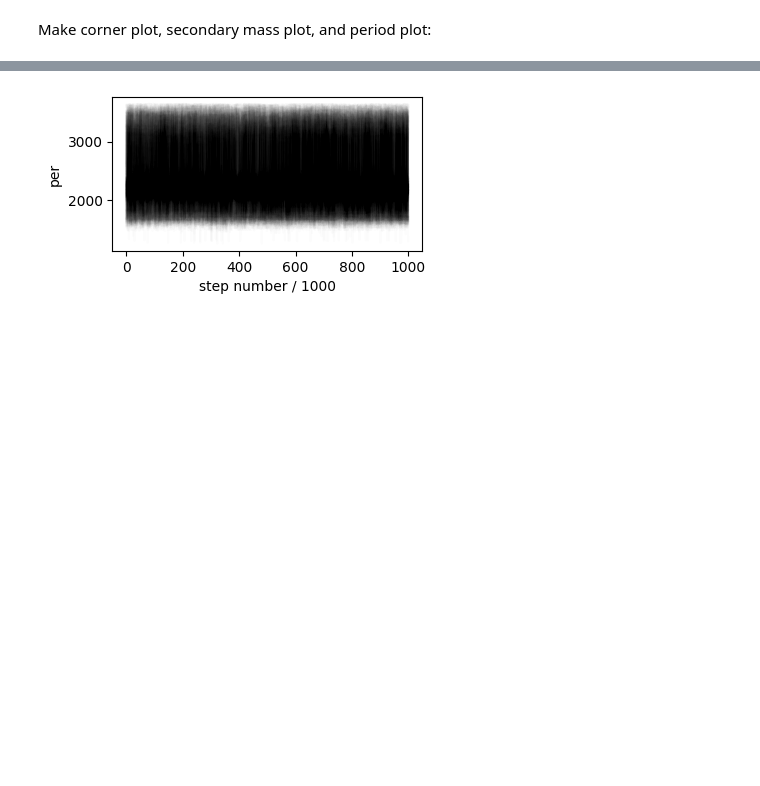
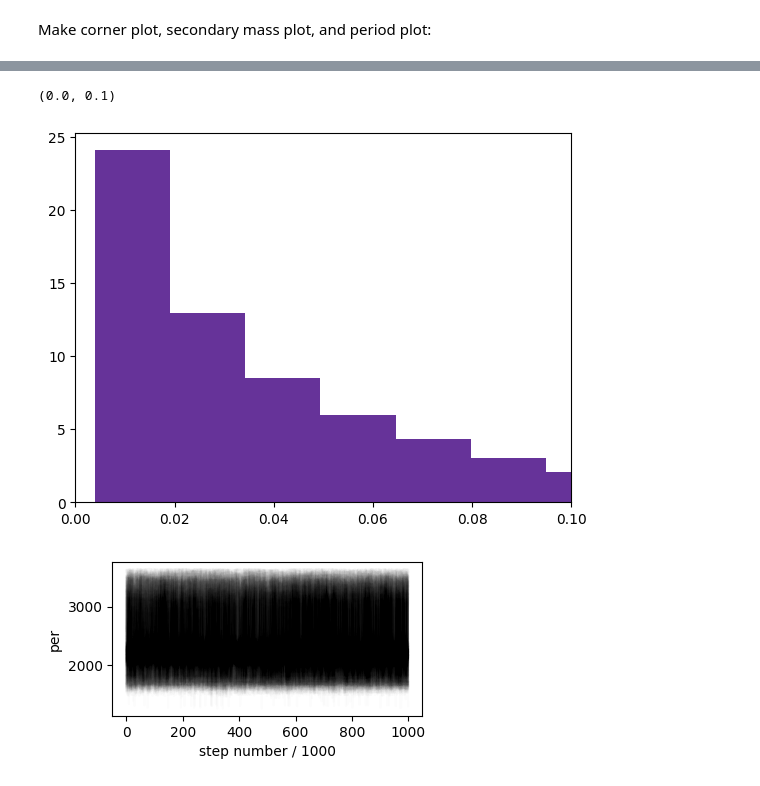
Before and after one commit to sblunt/betelgeuse, a Jupyter notebook: is_it_real.ipynb, the cells around one changed output, grey strips where cells are left out. Saved outputs shown, nothing was run; the diff lists cells and outputs as text; code cells hidden in the pictures; blank space fills up the shorter version.

```diff
--- a/is_it_real.ipynb
+++ b/is_it_real.ipynb
@@ -125,3 +203,18 @@ plt.savefig("{}/plx.png".format(savedir), dpi=250)
+# %%
+fig, ax = plt.subplots(1, 1)
+ax.hist(
+    beetle_results.post[:, beetle_results.param_idx["m1"]]
+    * u.M_jup
+    / u.M_sun
+    / beetle_results.post[:, beetle_results.param_idx["m0"]],
+    bins=50,
+    density=True,
+    color="rebeccapurple",
+)
+ax.set_xlim(0, 0.1)
+# %% [output]
+(0.0, 0.1)
+[figure, added]
 # %%
 # make MCMC convergence plots
 params = {"per1": "per"}
```
Also changed, not shown: parts of 6 cells of this notebook, 54 other files.
